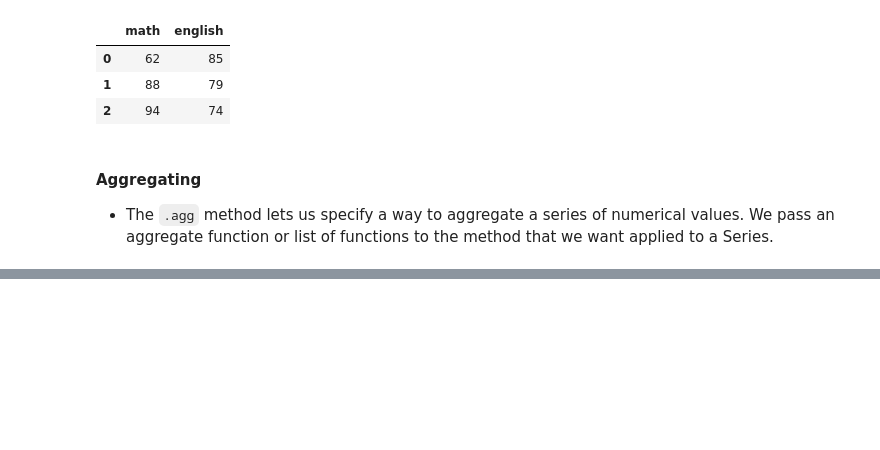
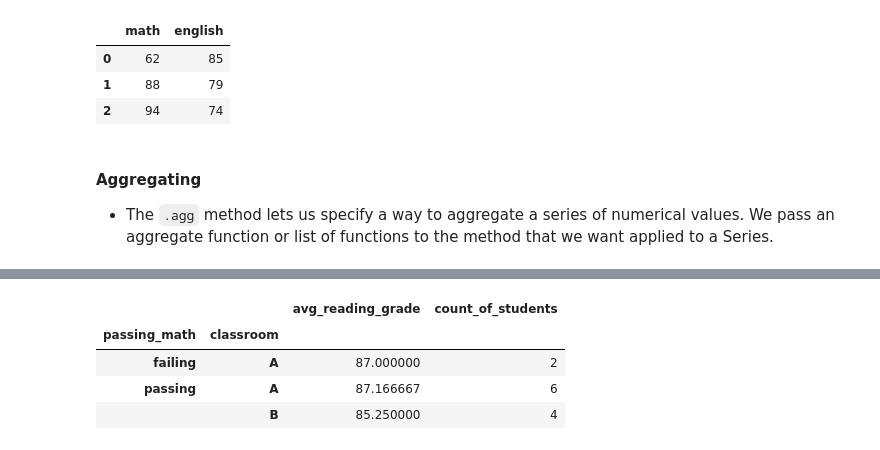
Before and after one commit to corey-baughman/1018_practice, a Jupyter notebook: pandas_adv_df_practice.ipynb, the cells around one changed output, grey strips where cells are left out. Drawn from its saved outputs; the diff is of its cells as text; code cells hidden in the pictures; blank space fills up the shorter version.

```diff
--- a/pandas_adv_df_practice.ipynb
+++ b/pandas_adv_df_practice.ipynb
@@ -216,0 +261,11 @@ df.iloc[:3, 1:3]
+# %%
+# I can even clean up my columns to make my calculations clearer.
+
+grade_groups.columns = ['avg_reading_grade', 'count_of_students']
+grade_groups
+# %% [output]
+|  |  | avg_reading_grade | count_of_students |
+| passing_math | classroom |  |  |
+| failing | A | 87.000000 | 2 |
+| passing | A | 87.166667 | 6 |
+|  | B | 85.250000 | 4 |
```
Also changed, not shown: parts of 8 cells of this notebook.
